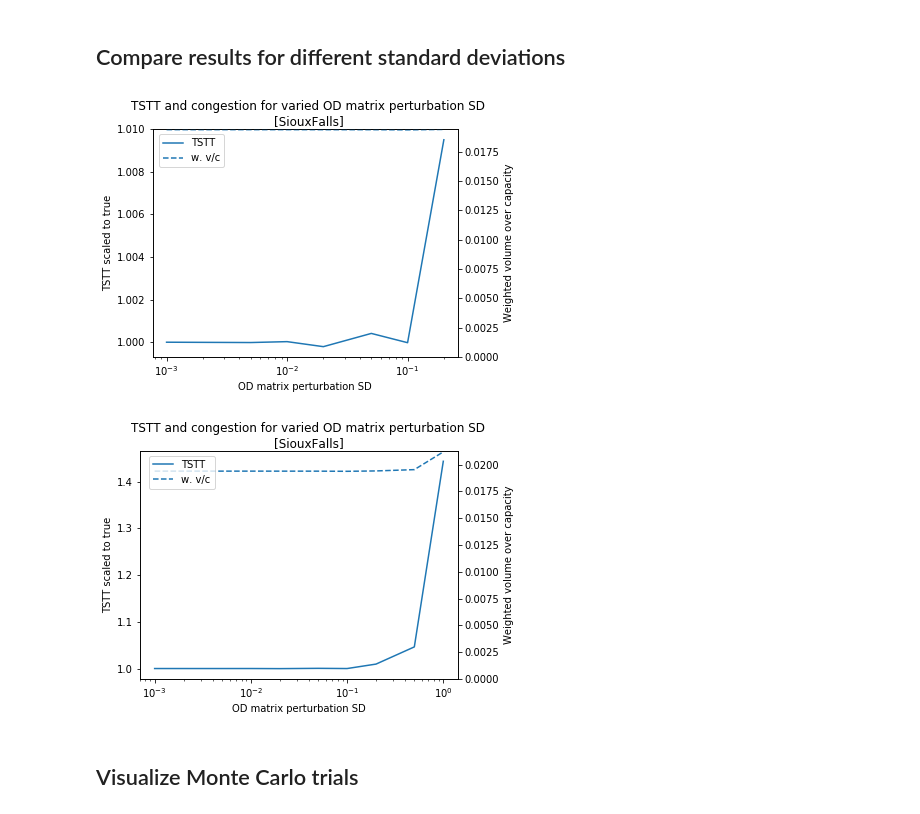
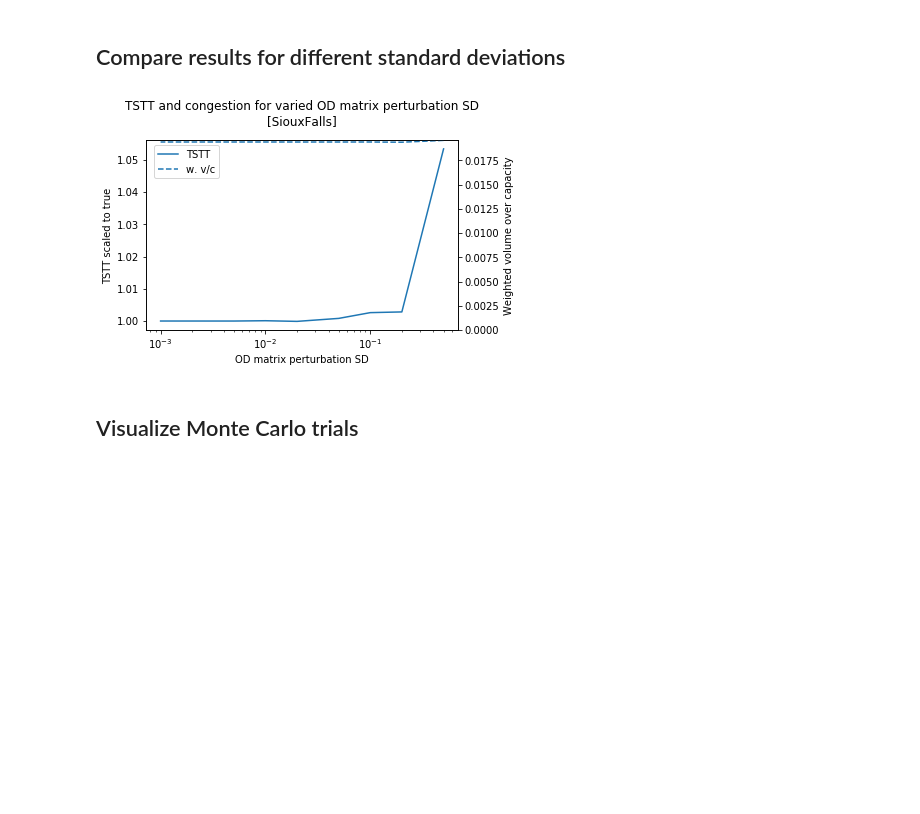
Before and after one commit to CarlinLiao/od-perturbation, a Jupyter notebook: automation.ipynb, the cells around one changed output. Drawn from its saved outputs; the diff is of its cells as text; code cells hidden in the pictures; blank space fills up the shorter version.

```diff
--- a/automation.ipynb
+++ b/automation.ipynb
@@ -54,7 +54,7 @@ for net in networks:
     print(net)
     start = time.time()
     try:
-        tstt, _ = tap_trial('inputs/{}_net.tntp'.format(net), 'inputs/{}_trips.tntp'.format(net), norm_mean=1, norm_sd=0)
+        tstt, _, _ = tap_trial('inputs/{}_net.tntp'.format(net), 'inputs/{}_trips.tntp'.format(net), norm_mean=1, norm_sd=0)
         if tstt == 0:
             print('TAP ISSUE with', net)
             tap_times[net] = np.nan
@@ -67,6 +67,6 @@ for net in networks:
         print('MEMORY ISSUE with', net)
         tap_times[net] = np.nan
     gc.collect()
-tap_times
+pd.Series(tap_times)
 # %% [output]
 friedrichshain-center
@@ -114,6 +115,24 @@ if tap_times[net] > 1:
 elif tap_times[net] > .25:
     n = 200
 
-true_tstt, true_wvc, true_demand, _ = tap_trial(netFilename, tripsFilename, norm_mean=1, norm_sd=0, returnDataFrame=False, returnODinfo=True)
-true_tstt, true_wvc, true_demand
+true_df, true_tstt, true_wvc, true_vmt, true_demand, _ = tap_trial(netFilename,
+                                                                   tripsFilename,
+                                                                   norm_mean=1,
+                                                                   norm_sd=0,
+                                                                   returnDataFrame=True,
+                                                                   returnODinfo=True)
+print('True TSTT:', true_tstt)
+print('      WVC:', true_wvc)
+print('      VMT:', true_vmt)
+print('   Demand:', true_demand)
+
+true_flows = true_df['flow']
+vc = true_df['flow']/true_df['capacity']
+true_most_congested_link_id = vc.idxmax()
+true_most_congested_link_vc = vc.max()
+del vc
+
+print('')
+print('Most congested link:', true_most_congested_link_id)
+print('           Link V/C:', true_most_congested_link_vc)
 # %% [output]
@@ -251,9 +299,9 @@ dfmeans.head()
 # %%
-def tstt_wvc_plot(inputs, tstts, congestions, input_name, net, log_input=False, log_tstt=False, output_fig_name=None):
+def tstt_wvc_plot(df, input_key, input_name, net, log_input=False, log_tstt=False, output_fig_name=None):
     fig, ax1 = plt.subplots()
     ax1.set_xlabel(input_name)
     ax1.set_ylabel('TSTT scaled to true')
-    ax1.plot(inputs, tstts, label='TSTT')
+    ax1.plot(df[input_key], df['tstt']/(df.loc[df['mean']==1,'tstt'].values if input_key=='mean' else 1), label='TSTT')
     if log_input:
         ax1.set_xscale('log')
     if log_tstt:
@@ -261,15 +309,15 @@ def tstt_wvc_plot(inputs, tstts, congestions, input_name, net, log_input=False,
 
     ax2 = ax1.twinx()
     ax2.set_ylabel('Weighted volume over capacity')
-    ax2.plot(inputs, congestions, linestyle='--', label='w. v/c')
+    ax2.plot(df[input_key], df['congestion'], linestyle='--', label='w. v/c')
     ax2.set_ylim(bottom=0)
 
     fig.legend(loc=1, bbox_to_anchor=(0.25,1), bbox_transform=ax1.transAxes)
-    fig.suptitle('TSTT and congestion for varied {}\n[{}]'.format(input_name,net), y=1.05)
+    ax1.set_title('TSTT and congestion for varied {}\n[{}]'.format(input_name,net), y=1.05)
     fig.tight_layout()
     if output_fig_name:
         plt.savefig(output_fig_name, dpi='figure')
     plt.show()
 
-tstt_wvc_plot(means, tstts/true_tstt, congestions, 'OD matrix scaling', net, log_tstt=False, output_fig_name='output/plots/{}_mean_scaling.png'.format(net))
+tstt_wvc_plot(dfmeans, 'mean', 'OD matrix scaling', net, log_tstt=False, output_fig_name='output/plots/{}_mean_scaling.png'.format(net))
 # %% [output]
@@ -278,14 +326,16 @@ tstt_wvc_plot(means, tstts/true_tstt, congestions, 'OD matrix scaling', net, log
 ## Compare results for different standard deviations
 # %%
 sds = df_trials['sd'].unique()
-sds.sort()
 tstts_scaled = np.array([df_trials[(df_trials['mean']==1) & (df_trials['sd']==sd)]['tstt'].mean() for sd in sds])/true_tstt
 congestions = np.array([df_trials[(df_trials['mean']==1) & (df_trials['sd']==sd)]['congestion'].mean() for sd in sds])
-tstt_wvc_plot(sds[:-2], tstts_scaled[:-2], congestions[:-2], 'OD matrix perturbation SD', net, log_input=True, output_fig_name='output/plots/{}_stdv_scaling_clipped.png'.format(net))
-tstt_wvc_plot(sds, tstts_scaled, congestions, 'OD matrix perturbation SD', net, log_input=True, output_fig_name='output/plots/{}_stdv_scaling.png'.format(net))
+# tstt_wvc_plot(sds[:-2], tstts_scaled[:-2], congestions[:-2], 'OD matrix perturbation SD', net, log_input=True, output_fig_name='output/plots/{}_stdv_scaling_clipped.png'.format(net))
+tstt_wvc_plot(pd.DataFrame({
+    'sd': sds,
+    'tstt': tstts_scaled,
+    'congestion': congestions,
+}), 'sd', 'OD matrix perturbation SD', net, log_input=True, output_fig_name='output/plots/{}_stdv_scaling.png'.format(net))
 # %% [output]
-[figure, old version]
+[figure, new version]
-[figure, removed]
 # %% [markdown]
 ## Visualize Monte Carlo trials
 # %%
```
Also changed, not shown: parts of 14 cells of this notebook, 2 other files.
